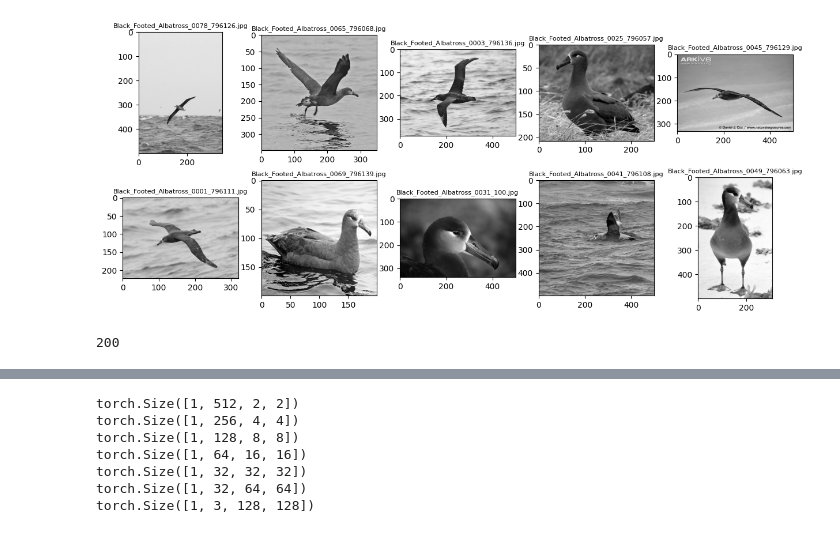
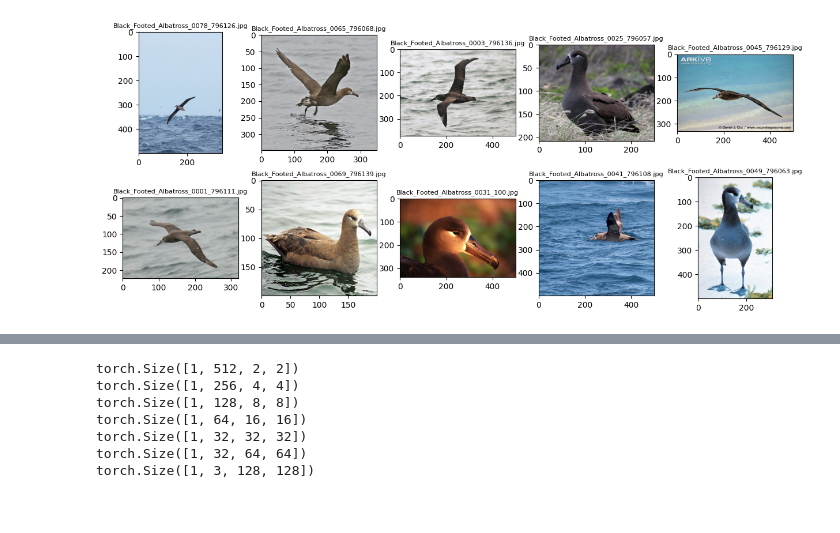
Before and after one commit to Seif-Yasser-Ahmed/Gen-AI-Powered-AR-App, a Jupyter notebook: Notebooks/Text2Image/dcgan-cls.ipynb, the cells around one changed output, grey strips where cells are left out. Saved outputs shown, nothing was run; the diff lists cells and outputs as text; code cells hidden in the pictures.

```diff
--- a/Notebooks/Text2Image/dcgan-cls.ipynb
+++ b/Notebooks/Text2Image/dcgan-cls.ipynb
@@ -49,12 +114,10 @@ def visualize_images(path):
     for i, image_filename in enumerate(image_filenames[:num_images]):
         image_path = os.path.join(path, image_filename)
         image = mpimg.imread(image_path)
-        if len(image.shape) == 3 and image.shape[2] == 3:
-            image = image.mean(axis=2)
         axes[i].imshow(image, cmap='gray')
         axes[i].set_title(image_filename, fontsize=8)
 # %%
-female_dir='/kaggle/input/cub2002011/CUB_200_2011/images/001.Black_footed_Albatross'
-visualize_images(female_dir)
+Black_footed_Albatross_dir='/kaggle/input/cub2002011/CUB_200_2011/images/001.Black_footed_Albatross'
+visualize_images(Black_footed_Albatross_dir)
 # %% [output]
-[figure, old version]
+[figure, new version]
@@ -72,7 +124,3 @@ train_data=datasets.ImageFolder(train_data,transform=transform)
-# %%
-train_data.classes.__len__()
-# %% [output]
-200
 # %%
 class ConvBlock(nn.Module):
     def __init__(self,in_channels,out_channels,Gen=True,drop=False,norm=True,act='relu',kernel_size=3,stride=1,padding=1):
```
Also changed, not shown: parts of 22 cells of this notebook.
